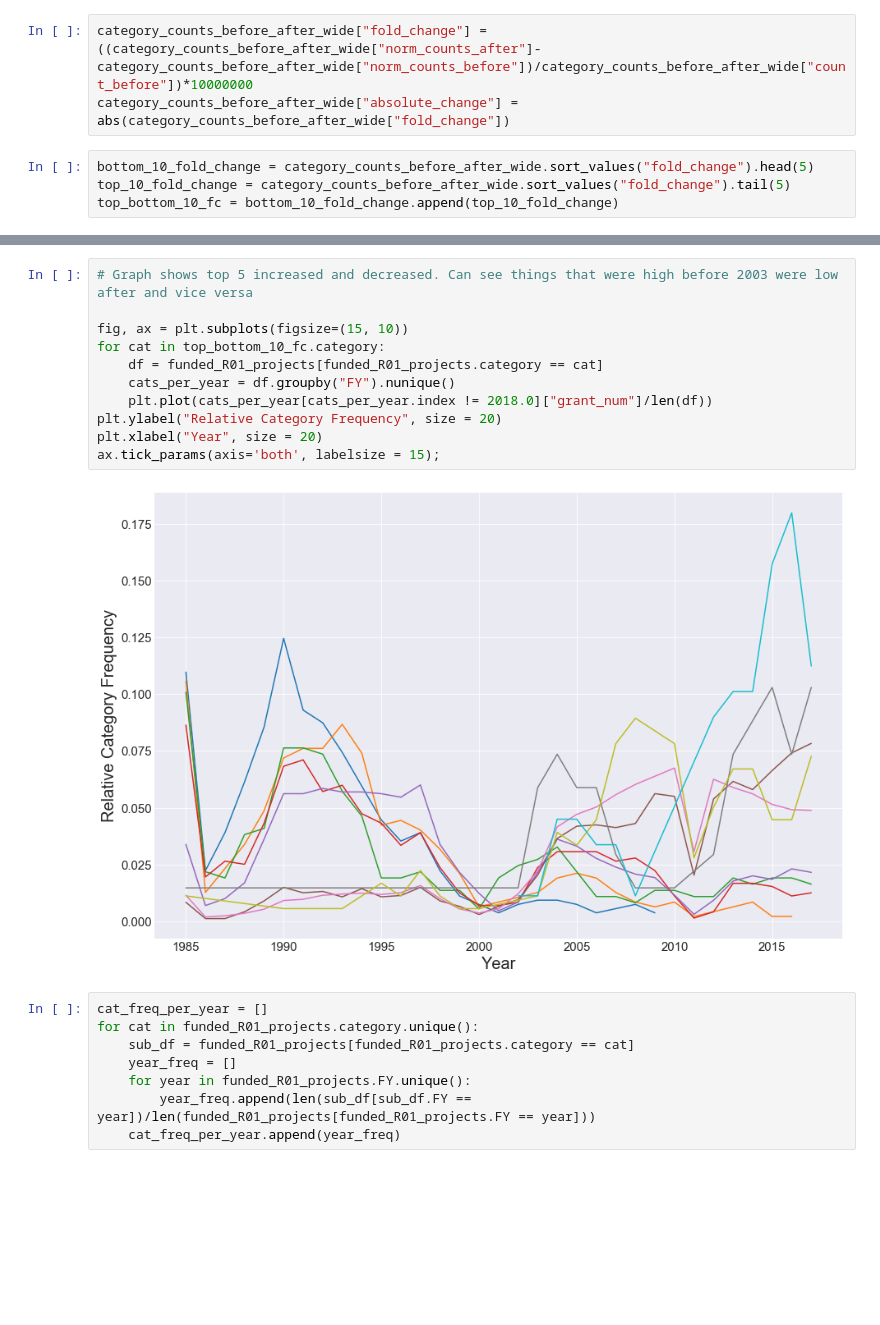
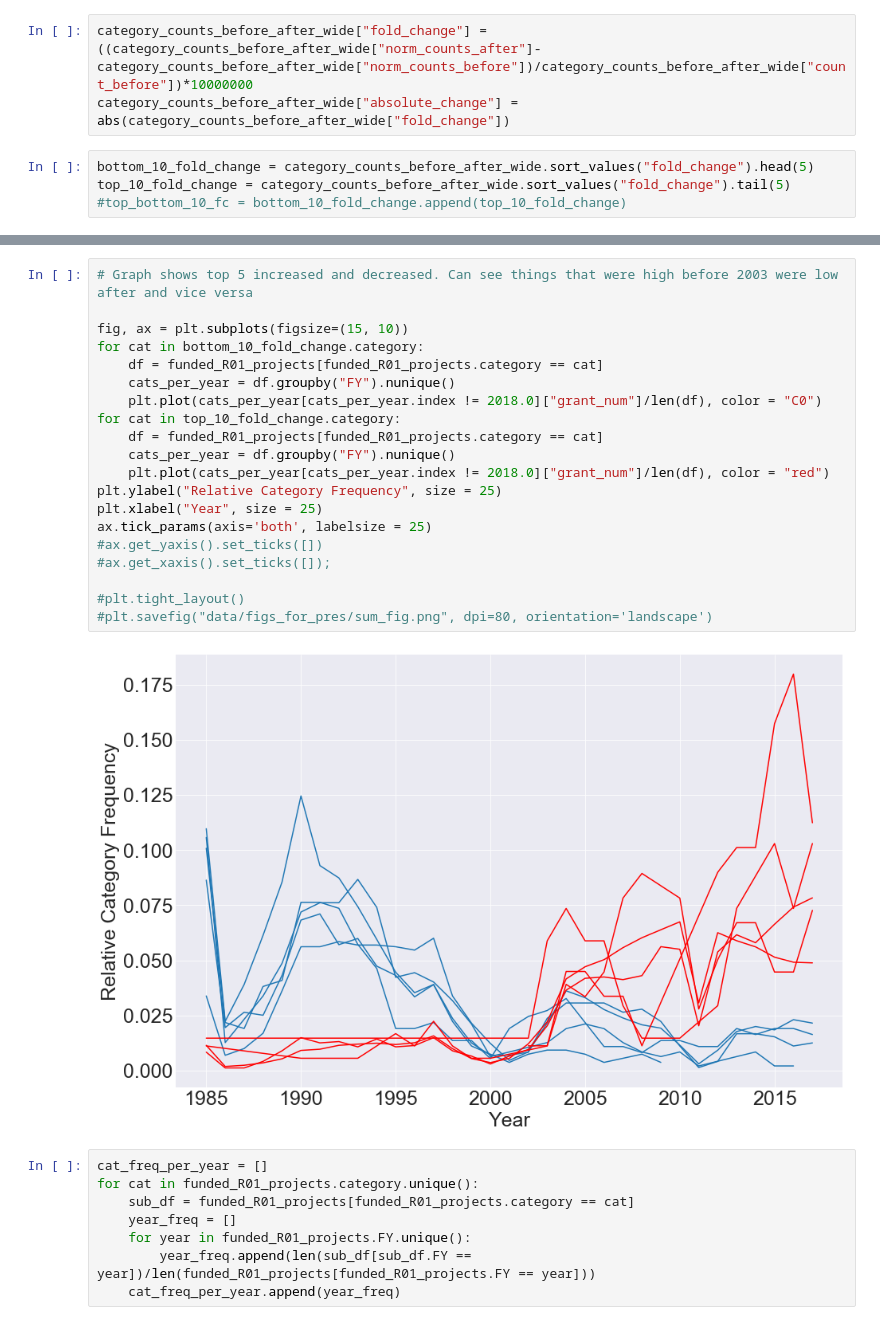
Before and after one commit to raom1/NIH-grants, a Jupyter notebook: final_analysis.ipynb, the cells around one changed output, grey strips where cells are left out. Saved outputs shown, nothing was run; the diff lists cells and outputs as text; blank space fills up the shorter version.

```diff
--- a/final_analysis.ipynb
+++ b/final_analysis.ipynb
@@ -152,4 +176,4 @@ category_counts_before_after_wide["absolute_change"] = abs(category_counts_befor
 # %%
 bottom_10_fold_change = category_counts_before_after_wide.sort_values("fold_change").head(5)
 top_10_fold_change = category_counts_before_after_wide.sort_values("fold_change").tail(5)
-top_bottom_10_fc = bottom_10_fold_change.append(top_10_fold_change)
+#top_bottom_10_fc = bottom_10_fold_change.append(top_10_fold_change)
@@ -164,16 +180,25 @@ plt.xticks(rotation='vertical');
 # %%
 # Graph shows top 5 increased and decreased. Can see things that were high before 2003 were low after and vice versa
 
 fig, ax = plt.subplots(figsize=(15, 10))
-for cat in top_bottom_10_fc.category:
+for cat in bottom_10_fold_change.category:
     df = funded_R01_projects[funded_R01_projects.category == cat]
     cats_per_year = df.groupby("FY").nunique()
-    plt.plot(cats_per_year[cats_per_year.index != 2018.0]["grant_num"]/len(df))
-plt.ylabel("Relative Category Frequency", size = 20)
-plt.xlabel("Year", size = 20)
-ax.tick_params(axis='both', labelsize = 15);
+    plt.plot(cats_per_year[cats_per_year.index != 2018.0]["grant_num"]/len(df), color = "C0")
+for cat in top_10_fold_change.category:
+    df = funded_R01_projects[funded_R01_projects.category == cat]
+    cats_per_year = df.groupby("FY").nunique()
+    plt.plot(cats_per_year[cats_per_year.index != 2018.0]["grant_num"]/len(df), color = "red")
+plt.ylabel("Relative Category Frequency", size = 25)
+plt.xlabel("Year", size = 25)
+ax.tick_params(axis='both', labelsize = 25)
+#ax.get_yaxis().set_ticks([])
+#ax.get_xaxis().set_ticks([]);
+
+#plt.tight_layout()
+#plt.savefig("data/figs_for_pres/sum_fig.png", dpi=80, orientation='landscape')
 # %% [output]
-[figure, old version]
+[figure, new version]
 # %%
 cat_freq_per_year = []
 for cat in funded_R01_projects.category.unique():
```
Also changed, not shown: parts of 22 cells of this notebook, 1 other file.
